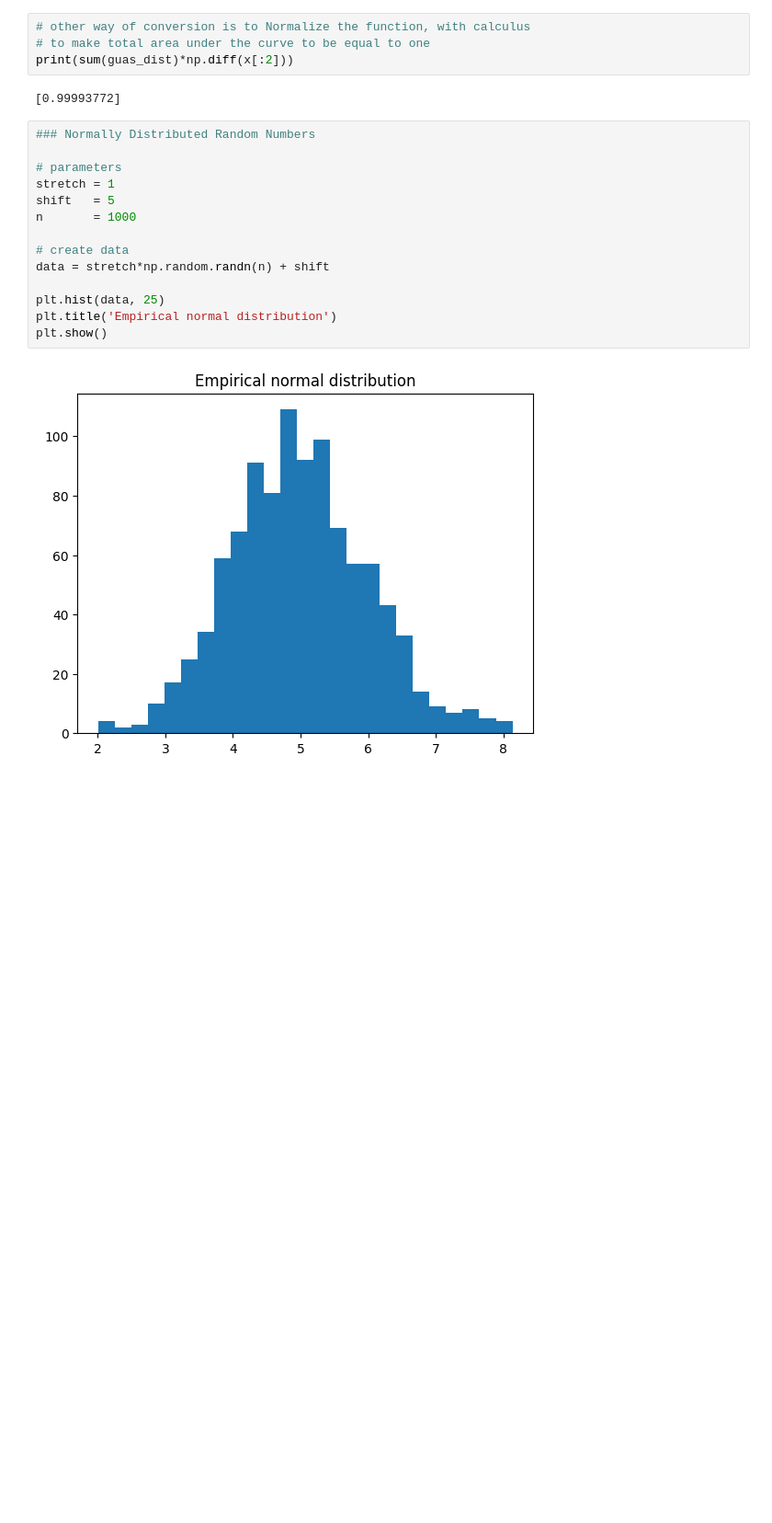
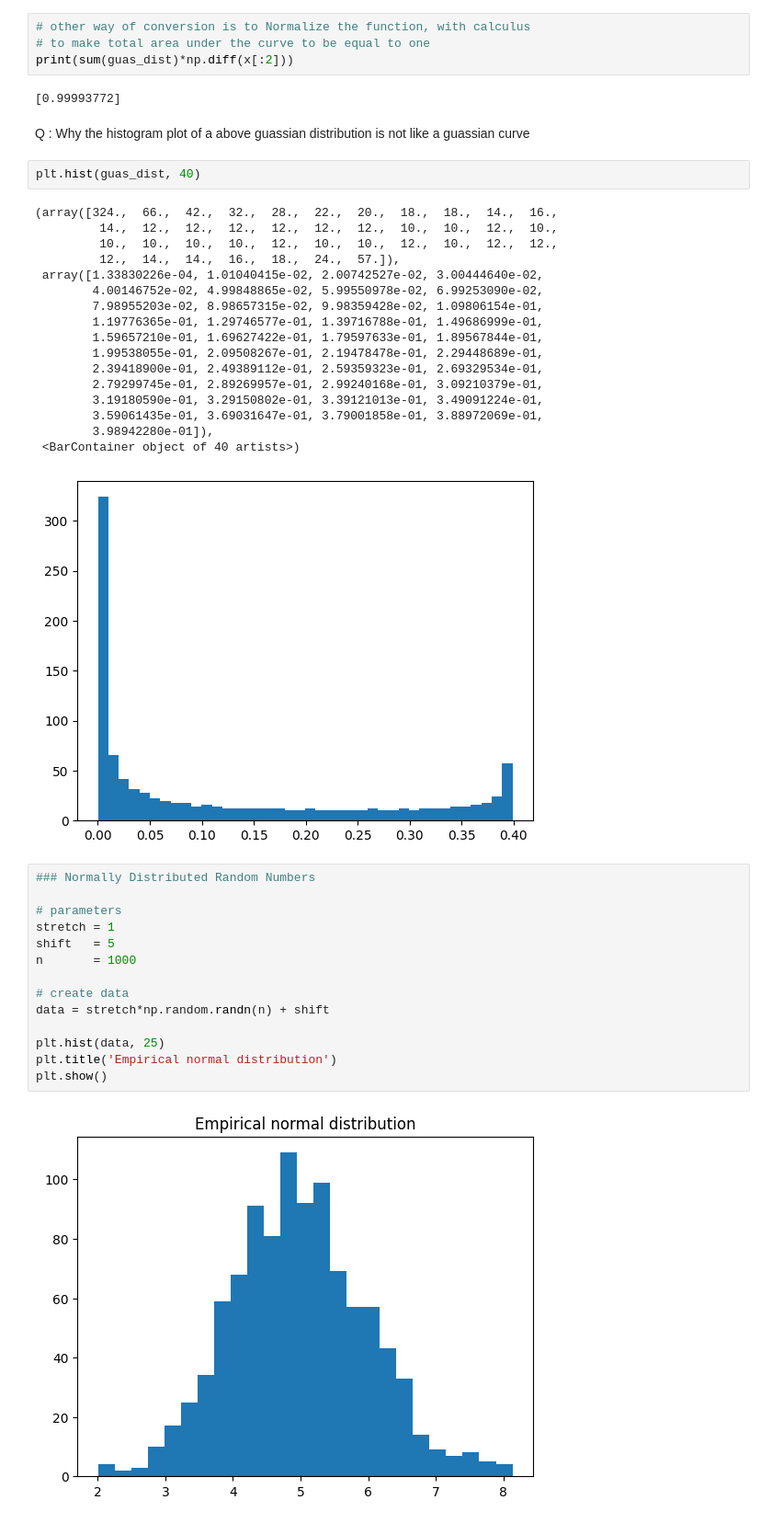
Before and after one commit to morekajal/Statistics-and-Machine-Learning, a Jupyter notebook: 08_data_distributions.ipynb, the cells around one changed output. Shown: that part at 92% size. Saved outputs shown, nothing was run; the diff lists cells and outputs as text; blank space fills up the shorter version.

```diff
--- a/08_data_distributions.ipynb
+++ b/08_data_distributions.ipynb
@@ -44,6 +44,28 @@ print(sum(guas_dist)/sum(guas_dist))
 print(sum(guas_dist)*np.diff(x[:2]))
 # %% [output]
 [0.99993772]
+# %% [markdown]
+Q : Why the histogram plot of a above guassian distribution is not like a guassian curve
+# %%
+plt.hist(guas_dist, 40)
+# %% [output]
+(array([324.,  66.,  42.,  32.,  28.,  22.,  20.,  18.,  18.,  14.,  16.,
+         14.,  12.,  12.,  12.,  12.,  12.,  12.,  10.,  10.,  12.,  10.,
+         10.,  10.,  10.,  10.,  12.,  10.,  10.,  12.,  10.,  12.,  12.,
+         12.,  14.,  14.,  16.,  18.,  24.,  57.]),
+ array([1.33830226e-04, 1.01040415e-02, 2.00742527e-02, 3.00444640e-02,
+        4.00146752e-02, 4.99848865e-02, 5.99550978e-02, 6.99253090e-02,
+        7.98955203e-02, 8.98657315e-02, 9.98359428e-02, 1.09806154e-01,
+        1.19776365e-01, 1.29746577e-01, 1.39716788e-01, 1.49686999e-01,
+        1.59657210e-01, 1.69627422e-01, 1.79597633e-01, 1.89567844e-01,
+        1.99538055e-01, 2.09508267e-01, 2.19478478e-01, 2.29448689e-01,
+        2.39418900e-01, 2.49389112e-01, 2.59359323e-01, 2.69329534e-01,
+        2.79299745e-01, 2.89269957e-01, 2.99240168e-01, 3.09210379e-01,
+        3.19180590e-01, 3.29150802e-01, 3.39121013e-01, 3.49091224e-01,
+        3.59061435e-01, 3.69031647e-01, 3.79001858e-01, 3.88972069e-01,
+        3.98942280e-01]),
+ <BarContainer object of 40 artists>)
+[figure, added]
 # %%
 ### Normally Distributed Random Numbers
 
```
